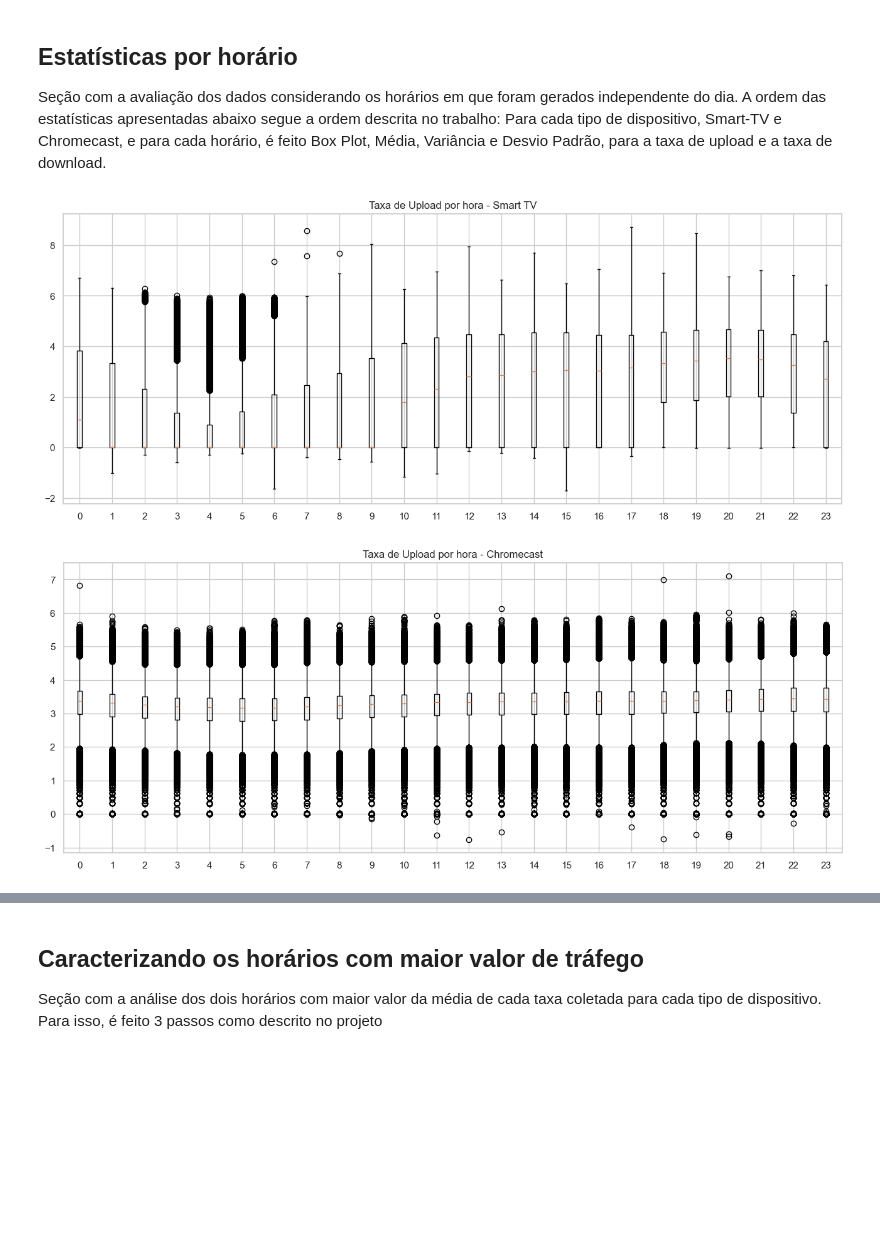
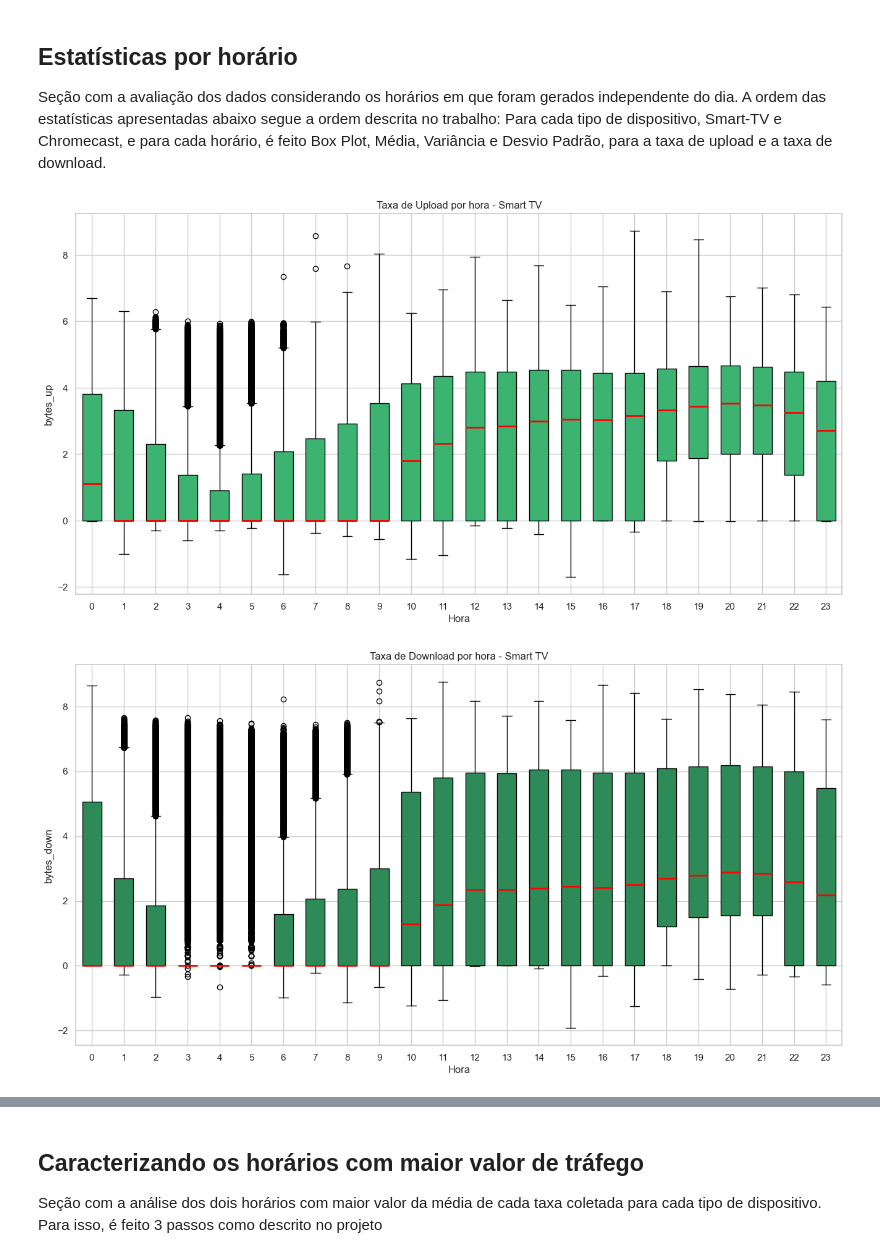
Before and after one commit to guilherme-hu/Probest, a Jupyter notebook: Trabalho.ipynb, the cells around one changed output, grey strips where cells are left out. Cells and saved outputs as stored; diff of their text form; code cells hidden in the pictures; blank space fills up the shorter version.

```diff
--- a/Trabalho.ipynb
+++ b/Trabalho.ipynb
@@ -203,25 +203,37 @@ groupedHourSmart = smart_tv_data.groupby(smart_tv_data.index.hour)
 # %%
 ### Box Plots
 
-def plot_boxplots(grouped_data, column, title):
-    fig, ax = plt.subplots(figsize=(16, 6))
-    for i, (hour, group) in enumerate(grouped_data):
-        ax.boxplot(group[column], positions=[i])
+# Função para plotar boxplots com cores definidas e linha da mediana mais aparente
+def plot_boxplots(grouped_data, column, title, box_colors):
+    fig, ax = plt.subplots(figsize=(16, 8))  # Aumentar a largura da figura
+    data = [group[column].values for hour, group in grouped_data]
+    box = ax.boxplot(data, positions=range(len(grouped_data)), widths=0.6, patch_artist=True, medianprops=dict(color='red', linewidth=2))  # Aumentar a largura das caixinhas e destacar a linha da mediana
+    for patch, color in zip(box['boxes'], box_colors):
+        patch.set_facecolor(color)
     ax.set_xticks(range(len(grouped_data)))
+    ax.set_xticklabels([hour for hour, group in grouped_data])
     ax.set_title(title)
+    ax.set_xlabel('Hora')
+    ax.set_ylabel(column)
     plt.show()
 
+# Definir as cores para cada boxplot
+colors_smart_tv_upload = ['mediumseagreen'] * len(groupedHourSmart)
+colors_smart_tv_download = ['seagreen'] * len(groupedHourSmart)
+colors_chrome_upload = ['forestgreen'] * len(groupedHourChrome)
+colors_chrome_download = ['darkgreen'] * len(groupedHourChrome)
+
 # Taxa de upload da Smart TV
-plot_boxplots(groupedHourSmart, 'bytes_up', 'Taxa de Upload por hora - Smart TV')
+plot_boxplots(groupedHourSmart, 'bytes_up', 'Taxa de Upload por hora - Smart TV', colors_smart_tv_upload)
+
+# Taxa de download da Smart TV
+plot_boxplots(groupedHourSmart, 'bytes_down', 'Taxa de Download por hora - Smart TV', colors_smart_tv_download)
 
 # Taxa de upload do Chromecast
-plot_boxplots(groupedHourChrome, 'bytes_up', 'Taxa de Upload por hora - Chromecast')
-
-# Taxa de download da Smart TV
-plot_boxplots(groupedHourSmart, 'bytes_down', 'Taxa de Download por hora - Smart TV')
+plot_boxplots(groupedHourChrome, 'bytes_up', 'Taxa de Upload por hora - Chromecast', colors_chrome_upload)
 
 # Taxa de download do Chromecast
-plot_boxplots(groupedHourChrome, 'bytes_down', 'Taxa de Download por hora - Chromecast')
+plot_boxplots(groupedHourChrome, 'bytes_down', 'Taxa de Download por hora - Chromecast', colors_chrome_download)
 # %% [output]
-[figure, old version]
+[figure, new version]
-[figure, old version]
+[figure, new version]
```
Also changed, not shown: parts of 6 cells of this notebook.
